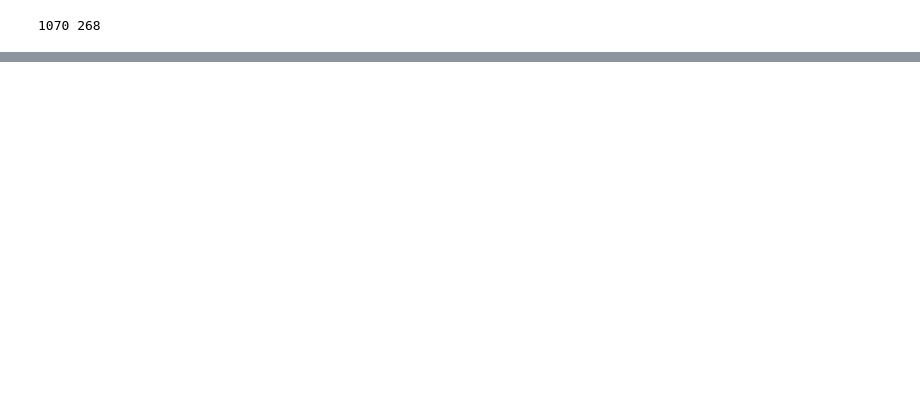
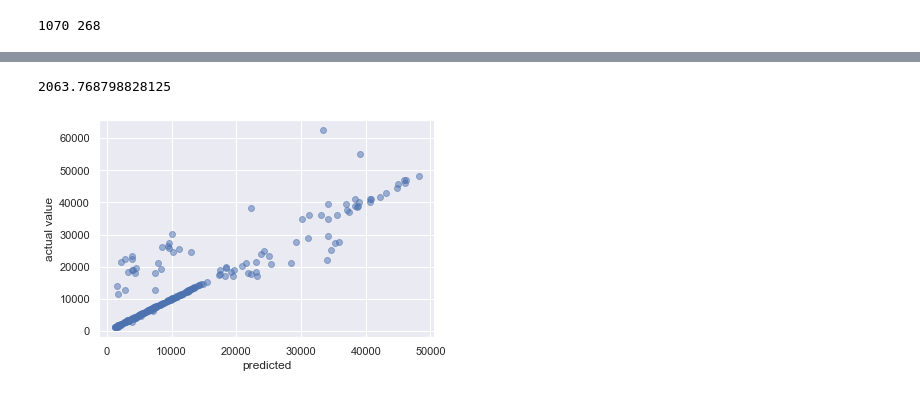
Before and after one commit to Vignesh021102/health_costs_calculator, a Jupyter notebook: Untitled.ipynb, the cells around one changed output, grey strips where cells are left out. Cells and saved outputs as stored; diff of their text form; code cells hidden in the pictures; blank space fills up the shorter version.

```diff
--- a/Untitled.ipynb
+++ b/Untitled.ipynb
@@ -68,2 +40,2 @@ array([[19, 0, 27.9, ..., 1, 'southwest', 16884.92],
 # %%
-train_test_split(df,train_size,test_size,shuffle = True,random_state = 10)
+(xtrain,xtest,ytrain,ytest) = train_test_split(xvalue,yvalue,train_size = 0.8,shuffle = True,random_state = 10)
@@ -71,0 +42,4 @@ TypeError: Singleton array array(0.8) cannot be considered a valid collection.
+# %%
+Normalizer = tf.keras.layers.Normalization(axis = -1)
+Normalizer.adapt(np.array(xtrain))
+Normalizer.mean.numpy()
@@ -71,0 +49,18 @@ TypeError: Singleton array array(0.8) cannot be considered a valid collection.
+# %%
+hidden_layer_size = 80
+output_layer_size = 1
+batch_size = 10
+num_epochs=150
+
+model = tf.keras.Sequential([
+    Normalizer,
+    tf.keras.layers.Dense(hidden_layer_size,activation='relu'),
+    tf.keras.layers.Dense(hidden_layer_size,activation='relu'),
+    tf.keras.layers.Dense(output_layer_size)
+])
+model.compile(optimizer = 'adam',loss='MeanAbsoluteError')
+model.fit(x = xtrain,
+          y=ytrain,
+          batch_size = batch_size,
+          epochs=num_epochs,
+          verbose=False)
@@ -71,0 +90,13 @@ TypeError: Singleton array array(0.8) cannot be considered a valid collection.
+# %%
+model.evaluate(xtest,ytest,verbose=False)
+# %% [output]
+2063.768798828125
+# %%
+prediction = model.predict(xtest,verbose=False)
+# %%
+plt.scatter(prediction,ytest.values,alpha=0.5)
+plt.xlabel('predicted')
+plt.ylabel('actual value')
+plt.show()
+# %% [output]
+[figure, added]
```
Also changed, not shown: parts of 15 cells of this notebook, 1 other file.
